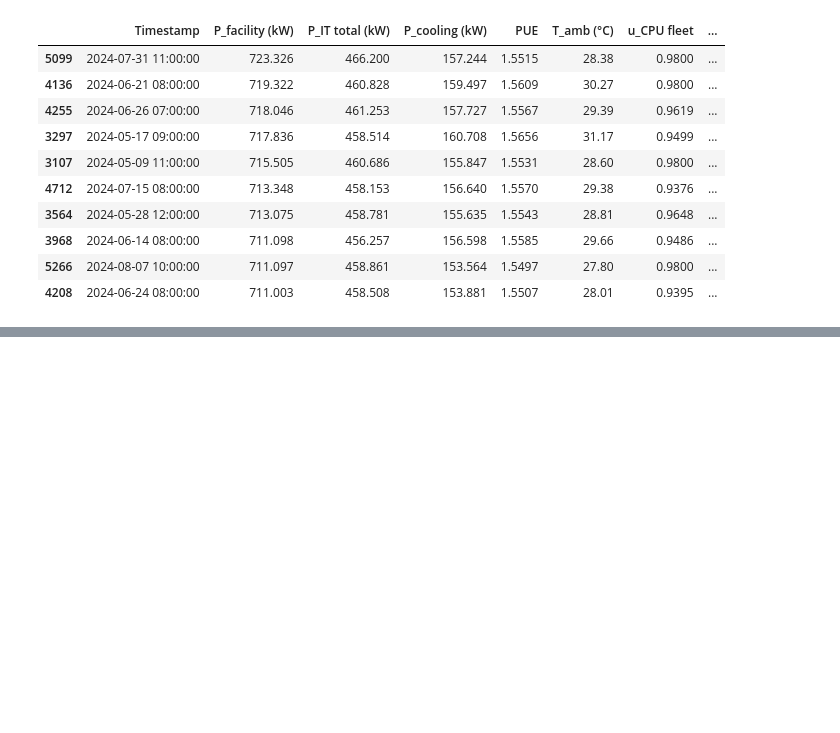
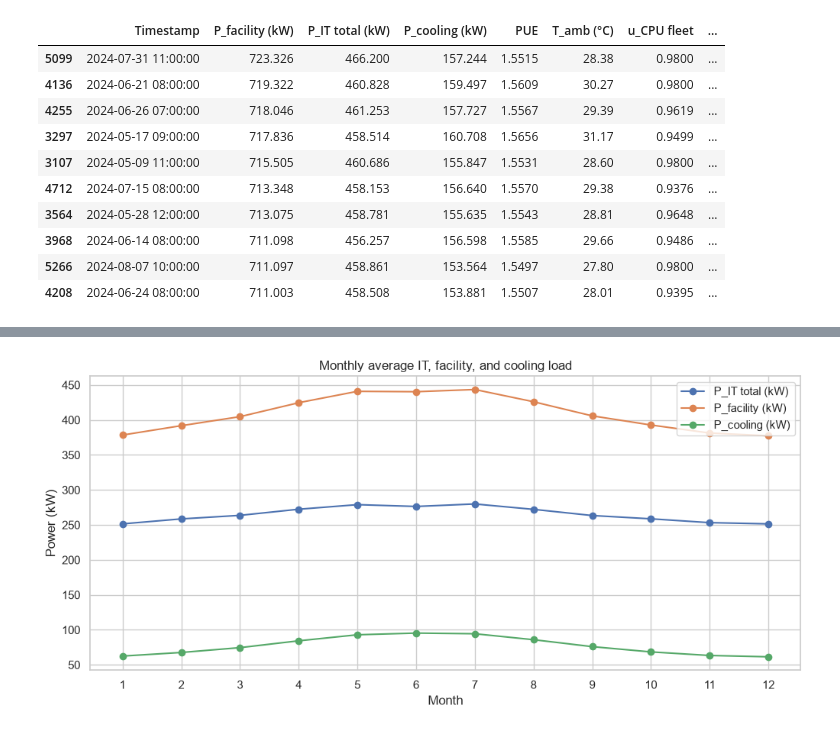
Before and after one commit to ThibautChabanet/Datacenter-Analysis, a Jupyter notebook: EDA.ipynb, the cells around one changed output, grey strips where cells are left out. Cells and saved outputs as stored; diff of their text form; code cells hidden in the pictures; blank space fills up the shorter version.

```diff
--- a/EDA.ipynb
+++ b/EDA.ipynb
@@ -133,3 +143,8 @@ df.nlargest(10, "P_facility (kW)")[
 | 3968 | 2024-06-14 08:00:00 | 711.098 | 456.257 | 156.598 | 1.5585 | 29.66 | 0.9486 | ... |
 | 5266 | 2024-08-07 10:00:00 | 711.097 | 458.861 | 153.564 | 1.5497 | 27.80 | 0.9800 | ... |
 | 4208 | 2024-06-24 08:00:00 | 711.003 | 458.508 | 153.881 | 1.5507 | 28.01 | 0.9395 | ... |
+# %%
+df["Month"] = df["Timestamp"].dt.month
+df["DayOfWeek"] = df["Timestamp"].dt.day_name()
+df["Hour"] = df["Timestamp"].dt.hour
+df["IsWeekend"] = df["DayOfWeek"].isin(["Saturday", "Sunday"])
@@ -135,0 +184,15 @@ df.nlargest(10, "P_facility (kW)")[
+# %%
+monthly = df.groupby("Month")[
+    ["P_IT total (kW)", "P_facility (kW)", "P_cooling (kW)", "PUE", "T_amb (°C)"]
+].mean()
+
+monthly[["P_IT total (kW)", "P_facility (kW)", "P_cooling (kW)"]].plot(
+    marker="o", figsize=(12, 5)
+)
+plt.title("Monthly average IT, facility, and cooling load")
+plt.xlabel("Month")
+plt.ylabel("Power (kW)")
+plt.xticks(range(1, 13))
+plt.show()
+# %% [output]
+[figure, added]
```
Also changed, not shown: parts of 11 cells of this notebook.
